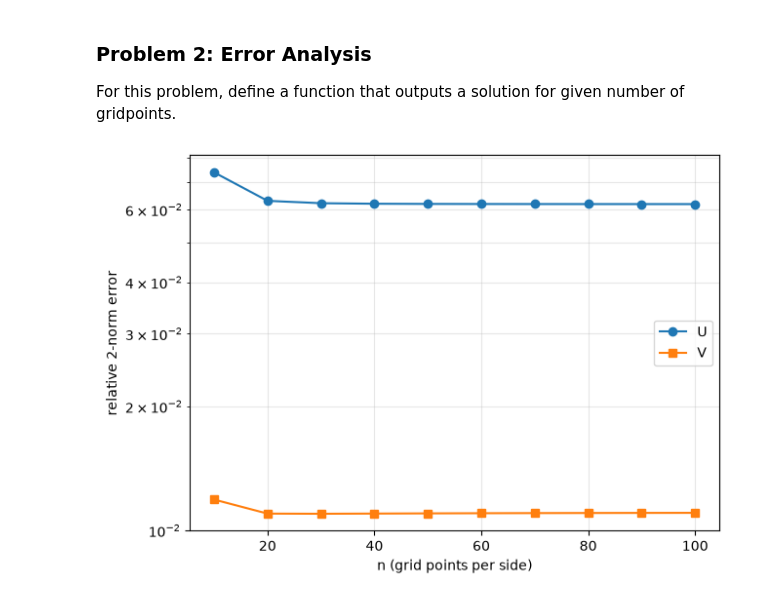
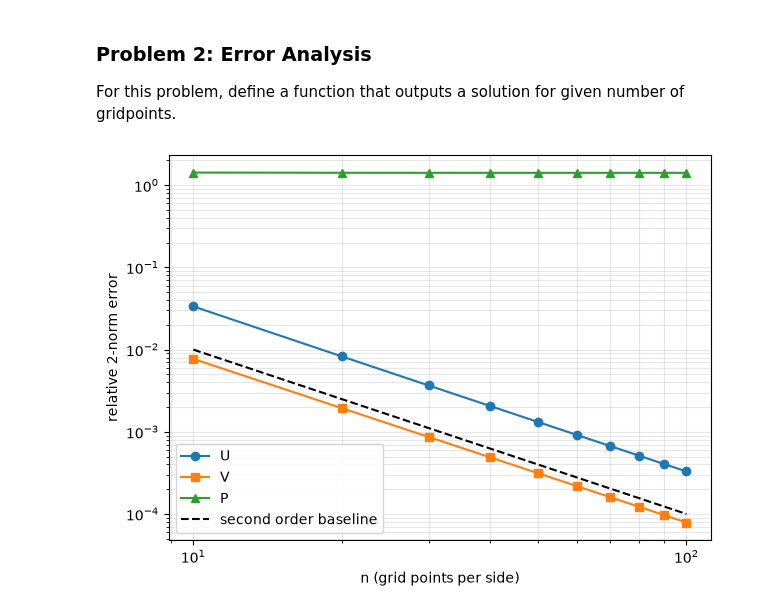
Before and after one commit to sgravelle/pde_hw1, a Jupyter notebook: hw1.ipynb, the cells around one changed output. Saved outputs shown, nothing was run; the diff lists cells and outputs as text; code cells hidden in the pictures.

```diff
--- a/hw1.ipynb
+++ b/hw1.ipynb
@@ -25,7 +25,7 @@ np.set_printoptions(legacy='1.25')
 x_start , x_end = 0.0 , 1.0
 y_start , y_end = 0.0 , 1.0
 mu = 1.0
-Nx = 10
+Nx = 8
 Ny = Nx
 
 dx = ( x_end - x_start ) / Nx
@@ -72,7 +72,7 @@ u_vals = np.concat((u_high, u_super, u_main_diag, u_sub, u_low))
 for idx in range(len(u_vals)):
     if u_rows[idx] % Nx == 0 and u_cols[idx] == u_rows[idx] - 1:   # Periodic condition on left boundary
         u_cols[idx] += Nx
-    elif u_rows[idx] % Nx == -1 and u_cols[idx] == u_rows[idx] + 1:   # Periodic condition on right boundary
+    elif u_rows[idx] % Nx == Nx-1 and u_cols[idx] == u_rows[idx] + 1:   # Periodic condition on right boundary
         u_cols[idx] -= Nx
 
 # Add first and last row periodic terms by hand
@@ -101,7 +101,7 @@ v_vals = np.concat((v_high, v_super, v_main_diag, v_sub, v_low))
 for idx in range(len(v_vals)):
     if v_rows[idx] % Nx == 0 and v_cols[idx] == v_rows[idx] - 1:   # Periodic condition on left boundary
         v_cols[idx] += Nx
-    elif v_rows[idx] % Nx == -1 and v_cols[idx] == v_rows[idx] + 1:   # Periodic condition on right boundary
+    elif v_rows[idx] % Nx == Nx-1 and v_cols[idx] == v_rows[idx] + 1:   # Periodic condition on right boundary
         v_cols[idx] -= Nx
 
 Lv = sp.coo_matrix(( v_vals , ( v_rows , v_cols )) , shape =(nV , nV))
@@ -171,6 +171,6 @@ A = sp.bmat ([[ mu * Lu , None , - Gx ],
 [ None , mu * Lv , - Gy ],
 [ Dx , Dy , None ]] , format = 'csr')
 
-plt.spy(Lv)
+plt.spy(Lu)
 # %% [output]
 <matplotlib.lines.Line2D at 0x...>
@@ -313,7 +313,7 @@ def solution(n, num_choice):
     for idx in range(len(u_vals)):
         if u_rows[idx] % Nx == 0 and u_cols[idx] == u_rows[idx] - 1:   # Periodic condition on left boundary
             u_cols[idx] += Nx
-        elif u_rows[idx] % Nx == -1 and u_cols[idx] == u_rows[idx] + 1:   # Periodic condition on right boundary
+        elif u_rows[idx] % Nx == Nx-1 and u_cols[idx] == u_rows[idx] + 1:   # Periodic condition on right boundary
             u_cols[idx] -= Nx
 
     # Add first and last row periodic terms by hand
@@ -342,7 +342,7 @@ def solution(n, num_choice):
     for idx in range(len(v_vals)):
         if v_rows[idx] % Nx == 0 and v_cols[idx] == v_rows[idx] - 1:   # Periodic condition on left boundary
             v_cols[idx] += Nx
-        elif v_rows[idx] % Nx == -1 and v_cols[idx] == v_rows[idx] + 1:   # Periodic condition on right boundary
+        elif v_rows[idx] % Nx == Nx-1 and v_cols[idx] == v_rows[idx] + 1:   # Periodic condition on right boundary
             v_cols[idx] -= Nx
 
     Lv = sp.coo_matrix(( v_vals , ( v_rows , v_cols )) , shape =(nV , nV))
@@ -500,28 +500,30 @@ def p_error(n):
 # %%
 # Error plots
 # As above, this cell is made with AI. All other cells (math as opposed to plotting) are made by me.
 
 
 ns = np.arange(10, 101, 10)          # 10, 20, ..., 100
 
 eu = [u_error(n) for n in ns]
 ev = [v_error(n) for n in ns]
 ep = [p_error(n) for n in ns]
 
 fig, ax = plt.subplots(figsize=(7, 5))
-ax.semilogy(ns, eu, "o-", label="U")
-ax.semilogy(ns, ev, "s-", label="V")
-# ax.semilogy(ns, ep, "^-", label="P")
+ax.loglog(ns, eu, "o-", label="U")
+ax.loglog(ns, ev, "s-", label="V")
+ax.loglog(ns, ep, "^-", label="P")
+
+ax.loglog(ns, 1/(ns*ns), "--", color="black", label="second order baseline") # Second order reference
 
 ax.set_xlabel("n (grid points per side)")
 ax.set_ylabel("relative 2-norm error")
 ax.grid(True, which="both", alpha=0.3)
 ax.legend()
 plt.show()
 
 fig.savefig("error_plot.pdf", bbox_inches="tight")
 # %% [output]
-[figure, old version]
+[figure, new version]
 # %%
 # Testing my wild function: does it still plot??
 
```
Also changed, not shown: parts of 5 cells of this notebook.
